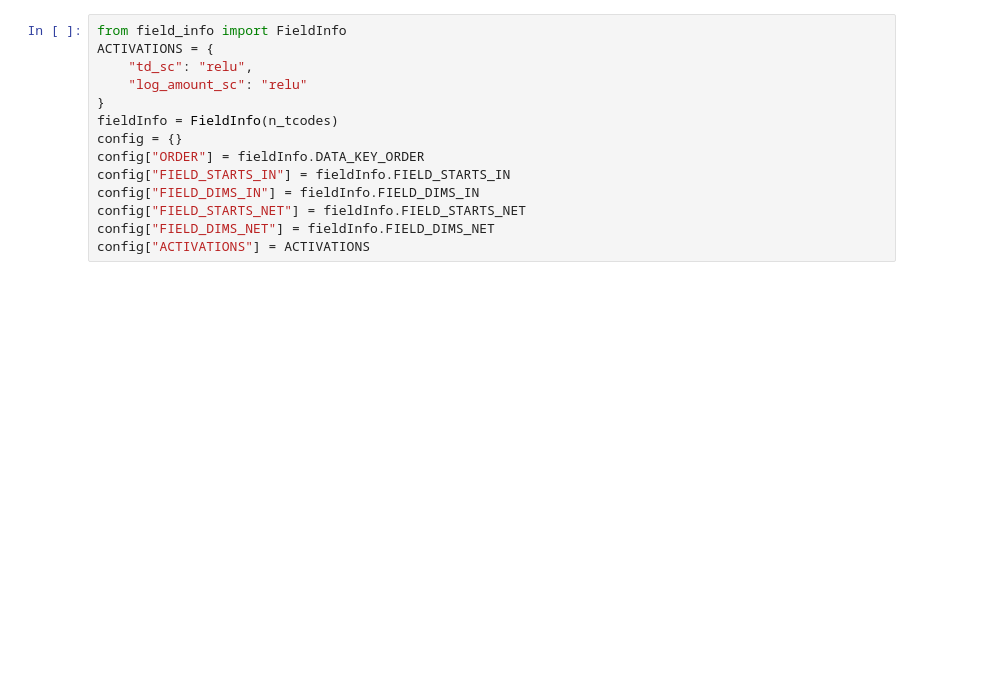
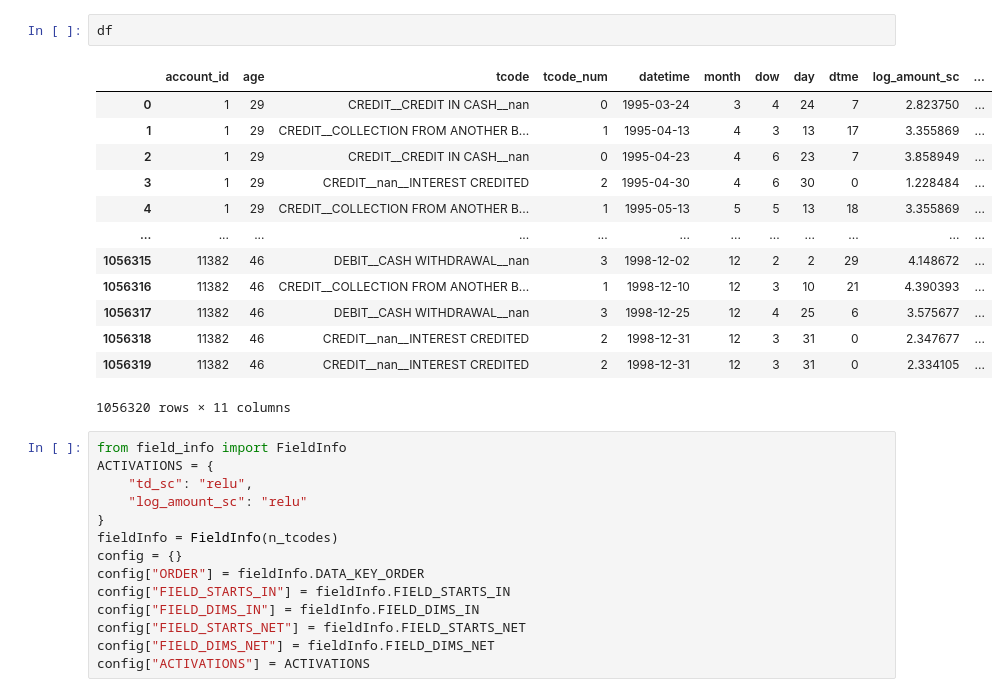
Before and after one commit to Hamideh-Mehri/Banksformer, a Jupyter notebook: Test.ipynb, the cells around one changed output. Drawn from its saved outputs; the diff is of its cells as text; blank space fills up the shorter version.

```diff
--- a/Test.ipynb
+++ b/Test.ipynb
@@ -23,3 +52,19 @@ encoder = TensorEncoder(df, info, max_seq_len, min_seq_len)
+# %%
+df
+# %% [output]
+|  | account_id | age | tcode | tcode_num | datetime | month | dow | day | dtme | log_amount_sc | ... |
+| 0 | 1 | 29 | CREDIT__CREDIT IN CASH__nan | 0 | 1995-03-24 | 3 | 4 | 24 | 7 | 2.823750 | ... |
+| 1 | 1 | 29 | CREDIT__COLLECTION FROM ANOTHER B... | 1 | 1995-04-13 | 4 | 3 | 13 | 17 | 3.355869 | ... |
+| 2 | 1 | 29 | CREDIT__CREDIT IN CASH__nan | 0 | 1995-04-23 | 4 | 6 | 23 | 7 | 3.858949 | ... |
+| 3 | 1 | 29 | CREDIT__nan__INTEREST CREDITED | 2 | 1995-04-30 | 4 | 6 | 30 | 0 | 1.228484 | ... |
+| 4 | 1 | 29 | CREDIT__COLLECTION FROM ANOTHER B... | 1 | 1995-05-13 | 5 | 5 | 13 | 18 | 3.355869 | ... |
+| ... | ... | ... | ... | ... | ... | ... | ... | ... | ... | ... | ... |
+| 1056315 | 11382 | 46 | DEBIT__CASH WITHDRAWAL__nan | 3 | 1998-12-02 | 12 | 2 | 2 | 29 | 4.148672 | ... |
+| 1056316 | 11382 | 46 | CREDIT__COLLECTION FROM ANOTHER B... | 1 | 1998-12-10 | 12 | 3 | 10 | 21 | 4.390393 | ... |
+| 1056317 | 11382 | 46 | DEBIT__CASH WITHDRAWAL__nan | 3 | 1998-12-25 | 12 | 4 | 25 | 6 | 3.575677 | ... |
+| 1056318 | 11382 | 46 | CREDIT__nan__INTEREST CREDITED | 2 | 1998-12-31 | 12 | 3 | 31 | 0 | 2.347677 | ... |
+| 1056319 | 11382 | 46 | CREDIT__nan__INTEREST CREDITED | 2 | 1998-12-31 | 12 | 3 | 31 | 0 | 2.334105 | ... |
+1056320 rows × 11 columns
 # %%
 from field_info import FieldInfo
 ACTIVATIONS = {
```
Also changed, not shown: parts of 18 cells of this notebook, 3 other files.
